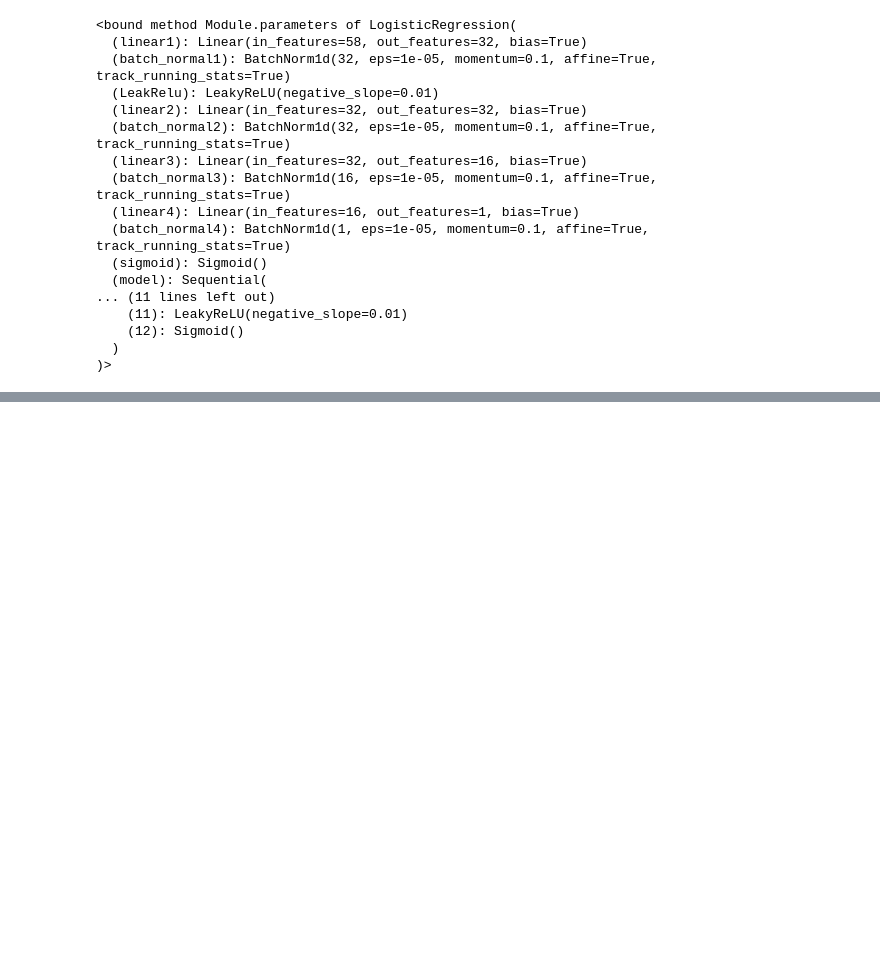
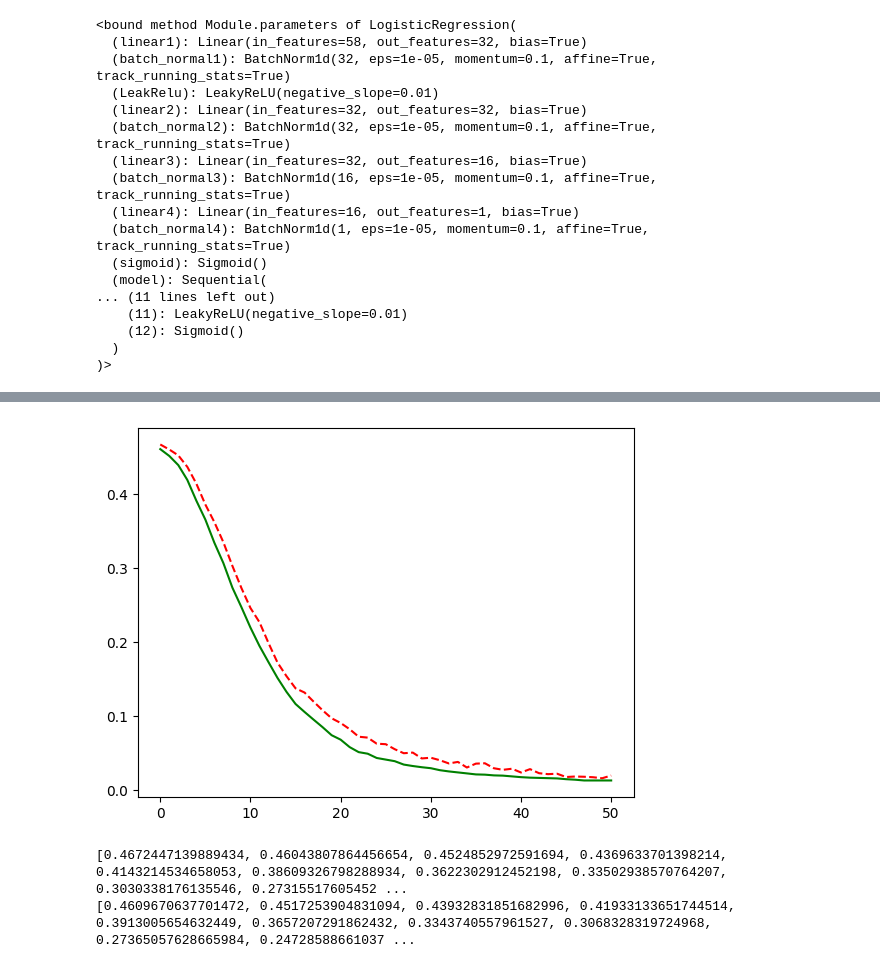
Before and after one commit to jungjongho/dacon, a Jupyter notebook: jobcare_pytorch2_visualize.ipynb, the cells around one changed output, grey strips where cells are left out. Cells and saved outputs as stored; diff of their text form; code cells hidden in the pictures; blank space fills up the shorter version.

```diff
--- a/jobcare_pytorch2_visualize.ipynb
+++ b/jobcare_pytorch2_visualize.ipynb
@@ -320,3 +380,14 @@ KeyboardInterrupt:
+# %%
+plt.plot(t,f1_list_train,'r--',t,f1_list_valid,'g-')
+
+plt.show()
+
+print(f1_list_train)
+print(f1_list_valid)
+# %% [output]
+[figure, added]
+[0.4672447139889434, 0.46043807864456654, 0.4524852972591694, 0.4369633701398214, 0.4143214534658053, 0.38609326798288934, 0.3622302912452198, 0.33502938570764207, 0.3030338176135546, 0.27315517605452 ...
+[0.4609670637701472, 0.4517253904831094, 0.43932831851682996, 0.41933133651744514, 0.3913005654632449, 0.3657207291862432, 0.3343740557961527, 0.3068328319724968, 0.27365057628665984, 0.24728588661037 ...
 # %%
 # 테스트 데이터를 사용하여 모델을 테스트한다.
 with torch.no_grad(): # torch.no_grad()를 하면 gradient 계산을 수행하지 않는다.
```
Also changed, not shown: parts of 5 cells of this notebook, 2 other files.
